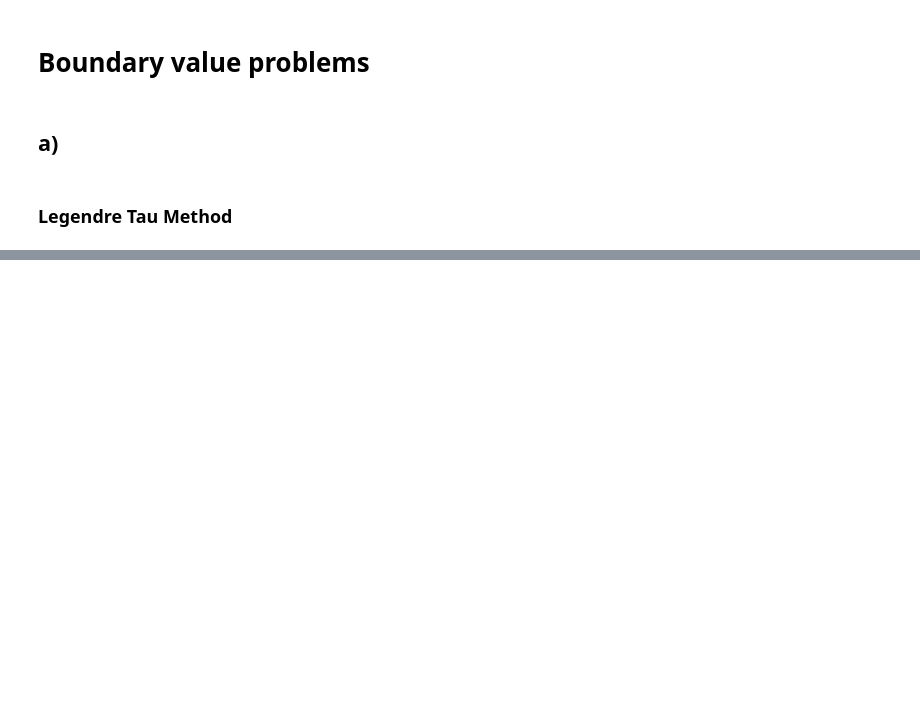
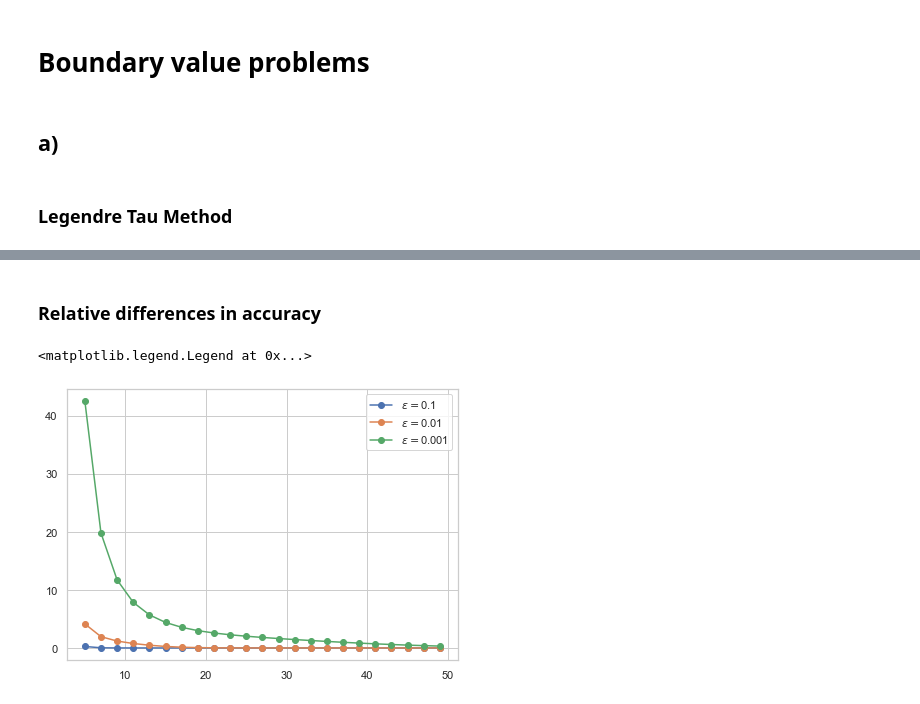
Before and after one commit to JeppeKlitgaard/02689-Advanced-Numerical-Methods, a Jupyter notebook: assignment_2/pc_BVP.ipynb, the cells around one changed output, grey strips where cells are left out. Saved outputs shown, nothing was run; the diff lists cells and outputs as text; code cells hidden in the pictures; blank space fills up the shorter version.

```diff
--- a/assignment_2/pc_BVP.ipynb
+++ b/assignment_2/pc_BVP.ipynb
@@ -77,0 +111,28 @@ A[-2:] = np.vstack([JacobiP([-1,1], alpha, beta, n) for n in range(N)]).transpos
+# %% [markdown]
+### Relative differences in accuracy
+# %%
+eps_vec = [0.1, 0.01, 0.001]
+Ns = np.arange(5, 50, 2) # NOTE: something happens on even indicees
+
+errors = np.zeros((len(eps_vec), len(Ns)), dtype = float)
+
+fig, ax = plt.subplots(1, 1, figsize=(7,5))
+
+for (i, eps) in enumerate(eps_vec):
+    a = - 4 * eps
+    for (j, N) in enumerate(Ns):
+        z, uhat = Tau_Legendre(a, b, c, N)
+
+        Phi = np.vstack([JacobiP(z, 0, 0, k) for k in range(N)])
+        x_eval = 1/2 * (z+1)
+
+        u_compute = uhat @ Phi
+
+        errors[i, j] = np.linalg.norm(u_compute-uexact(x_eval, eps))
+
+    ax.plot(Ns, errors[i], "o-", label=rf"$\varepsilon=${eps}")
+
+ax.legend()
+# %% [output]
+<matplotlib.legend.Legend at 0x...>
+[figure, added]
```
Also changed, not shown: parts of 5 cells of this notebook.
